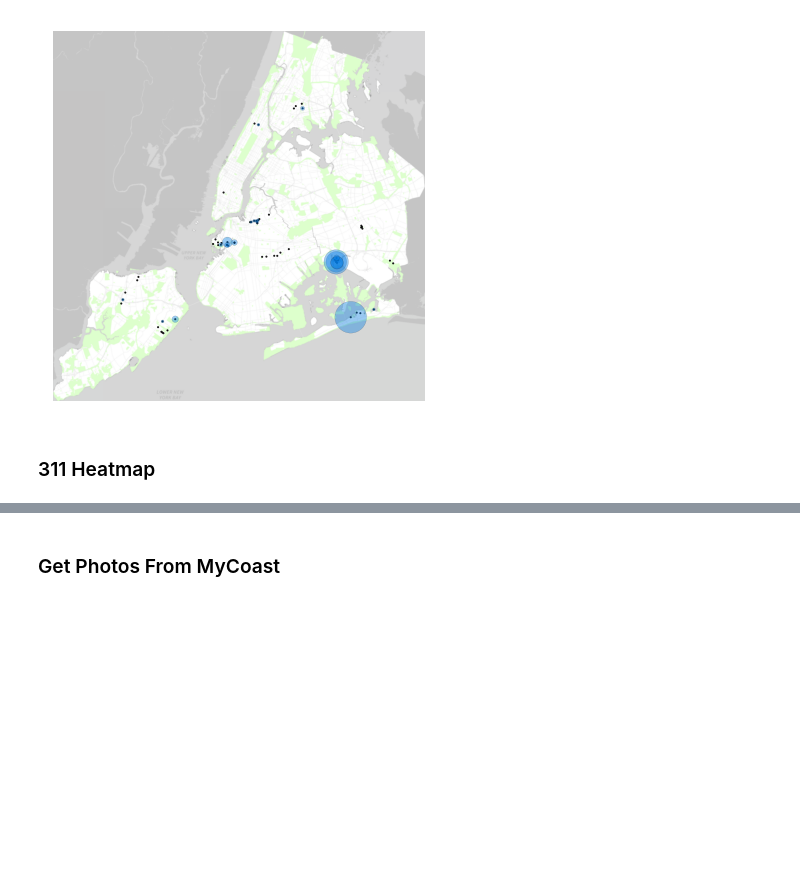
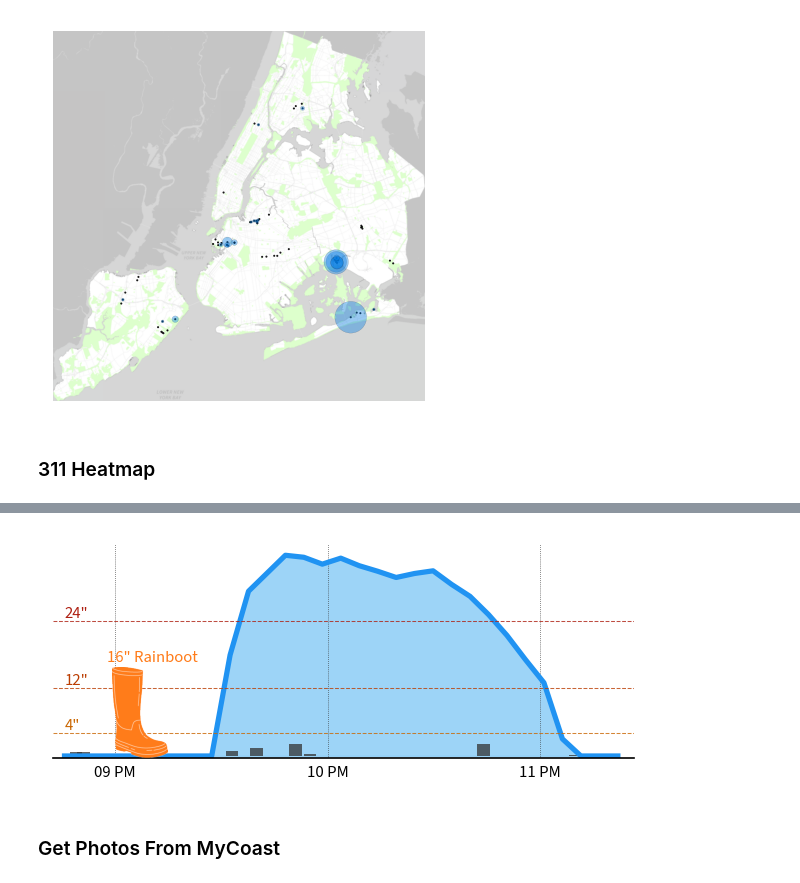
Before and after one commit to cankadir/FloodAnalysis, a Jupyter notebook: Local_Reports/Report_PY/PDF_Reporting.ipynb, the cells around one changed output, grey strips where cells are left out. Drawn from its saved outputs; the diff is of its cells as text; code cells hidden in the pictures; blank space fills up the shorter version.

```diff
--- a/Local_Reports/Report_PY/PDF_Reporting.ipynb
+++ b/Local_Reports/Report_PY/PDF_Reporting.ipynb
@@ -551,0 +652,8 @@ plt.savefig( heatmap_path , bbox_inches='tight' ,transparent="True", pad_inches=
+# %%
+event_startdate = highlighted_sensor['Highlighted Event Start - Nov 2023'].values[0]
+event_startdate = pd.to_datetime( event_startdate )
+
+event_enddate = highlighted_sensor['Highlighted Event End - Nov 2023'].values[0]
+event_enddate = pd.to_datetime( event_enddate )
+
+event_startdate , event_enddate
@@ -551,0 +663,3 @@ plt.savefig( heatmap_path , bbox_inches='tight' ,transparent="True", pad_inches=
+# %%
+flood_type = highlighted_sensor['Event type (Coastal/Pluvial)'].values[0]
+flood_type
@@ -552,3 +703,64 @@ plt.savefig( heatmap_path , bbox_inches='tight' ,transparent="True", pad_inches=
+# %%
+# single sensor, hightlighted event
+single_sensor = flood_data[ flood_data['deployment_id'] == highlighted_sensor['deployment_id'].values[0] ].copy()
+
+# Add some padding to the plot
+event_start_time_NY =  event_startdate.tz_convert('America/New_York').tz_localize(None) - pd.Timedelta( hours = 0.75 )
+event_end_time_NY =  event_enddate.tz_convert('America/New_York').tz_localize(None) + pd.Timedelta( hours = 0.25 )
+
+# Filter data
+single_sensor['time_NY'] = single_sensor['time_NY'].dt.tz_localize(None)
+filtered_data = single_sensor[ (single_sensor['time_NY'] >= event_start_time_NY ) & (single_sensor['time_NY'] <= event_end_time_NY ) ]
+
+fig,ax = plt.subplots( figsize=(5,1.85) , dpi=150 )
+sns.despine(left=True, ax=ax )
+
+# PLOT
+ax.plot( filtered_data['time_NY'], filtered_data['clean_depth_in'], lw=2.5, color='#2093f2' )
+ax.fill_between( filtered_data['time_NY'], filtered_data['clean_depth_in'], color="#92d0f7", alpha=0.9 )
+
+# Flood Measures
+grid_colors = ['#ca6702','#bb3e03','#ae2012']
+[ ax.axhline(t, ls='--', lw=0.5, alpha=0.8, color=grid_colors[n]) for n,t in enumerate([4,12,24]) ]
+[ ax.annotate(f'{t}"', xy=( filtered_data['time_NY'].min() , t) ,color=grid_colors[n], va='bottom', ha='left', fontsize=8 ) for n,t in enumerate([4,12,24]) ]
+
+# Ticks formatting
+ax.grid(axis='x', color='#333', lw=0.35, ls=":")
+ax.tick_params(axis='y', left=False, labelleft=False )
+ax.xaxis.set_major_locator( mdates.HourLocator(interval=1) )
+ax.xaxis.set_major_formatter(mdates.DateFormatter('%I %p'))
+ax.tick_params( axis='x', labelsize=8 , pad=0.5, bottom=False )
+
+# Make sure the y-axis is always higher than 18"
+ax.set_xlim( event_start_time_NY , event_end_time_NY )
+if filtered_data['clean_depth_in'].max() + 2 > 18:
+    ax.set_ylim( -0.3 , filtered_data['clean_depth_in'].max() + 2 )
+else:
+    ax.set_ylim( -0.3 , 18 )
+
+# RAIN FALL or TIDE
+# background_data['cumulative_precip'] = background_data['precip_hrly'].cumsum()
+# # make sure cumulative_precip starts from 0 by subracting the event_start_time_NY value from it
+# background_data['cumulative_precip'] = background_data['cumulative_precip'] - background_data[ background_data['time_NY'].round('1h') == event_start_time_NY.round('1h') ]['cumulative_precip'].values[0]
+# ax.plot( background_data['time_NY'], background_data['cumulative_precip'] , lw=0.35 , ls='--', color='#333', alpha=0.75 )
+# ax.annotate( 'Cumulative Rainfall' , xy=(  event_end_time_NY , background_data[ background_data['time_NY'].round('1h') == event_end_time_NY.round('1h') ]['cumulative_precip'].values[0] ) , ha='right', va='bottom', fontsize=7.5 , color='#333', alpha=0.75 )
+plt.bar( background_data['time_NY'], background_data['precip_hrly'] , width=0.0025 , fc='#333', ec='none', alpha=0.75 )
+
+
+# RAINBOOT
+# A new axis is formed -> height of the axis is plot height / flood height, to match 16
+rainboot = r"C:\Users\cansu\Dropbox\FloodNet_Report_Automation\DATA\rainboot_16inch_orange-01.png"
+rainboot = plt.imread( rainboot , format='png' )
+height_ratio = 16 / (ax.get_ylim()[1] - ax.get_ylim()[0])
+axin = ax.inset_axes( [0.05 , 0 , 0.2 , height_ratio ]  )    # create new inset axes in data coordinates
+axin.imshow( rainboot )
+axin.axis('off')
+
+ax.annotate( '16" Rainboot' , xy=( 0.25 , height_ratio + 0.01 ), xycoords='axes fraction' , ha='right', va='bottom', fontsize=8 , color='#FF7C1A' )
+
+fig.savefig( os.path.join( visual_folder , "flood_timeline_zoom.png" ) ,bbox_inches='tight', transparent="True" , pad_inches=0 , dpi=150 )
+# %% [output]
+[figure, added]
 # %% [markdown]
 ### Get Photos From MyCoast
 # %%
```
Also changed, not shown: parts of 16 cells of this notebook.
